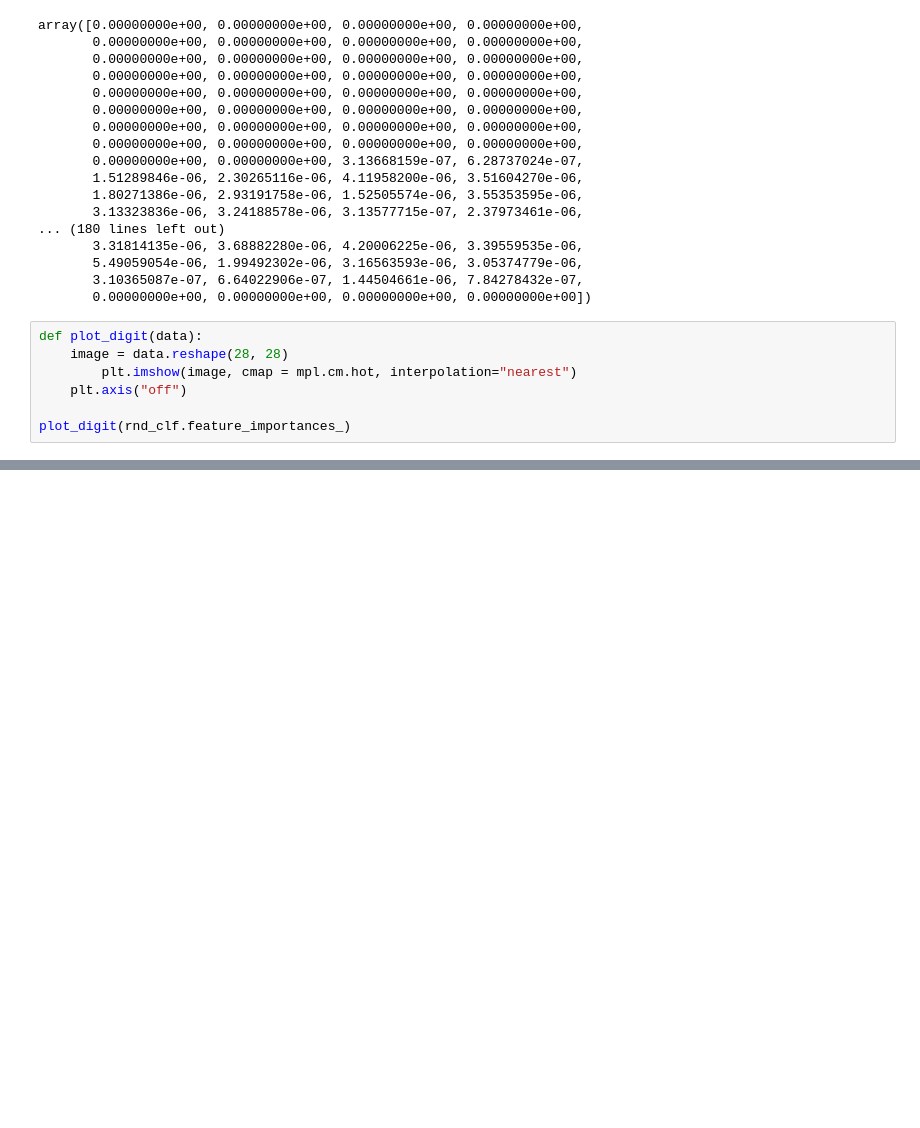
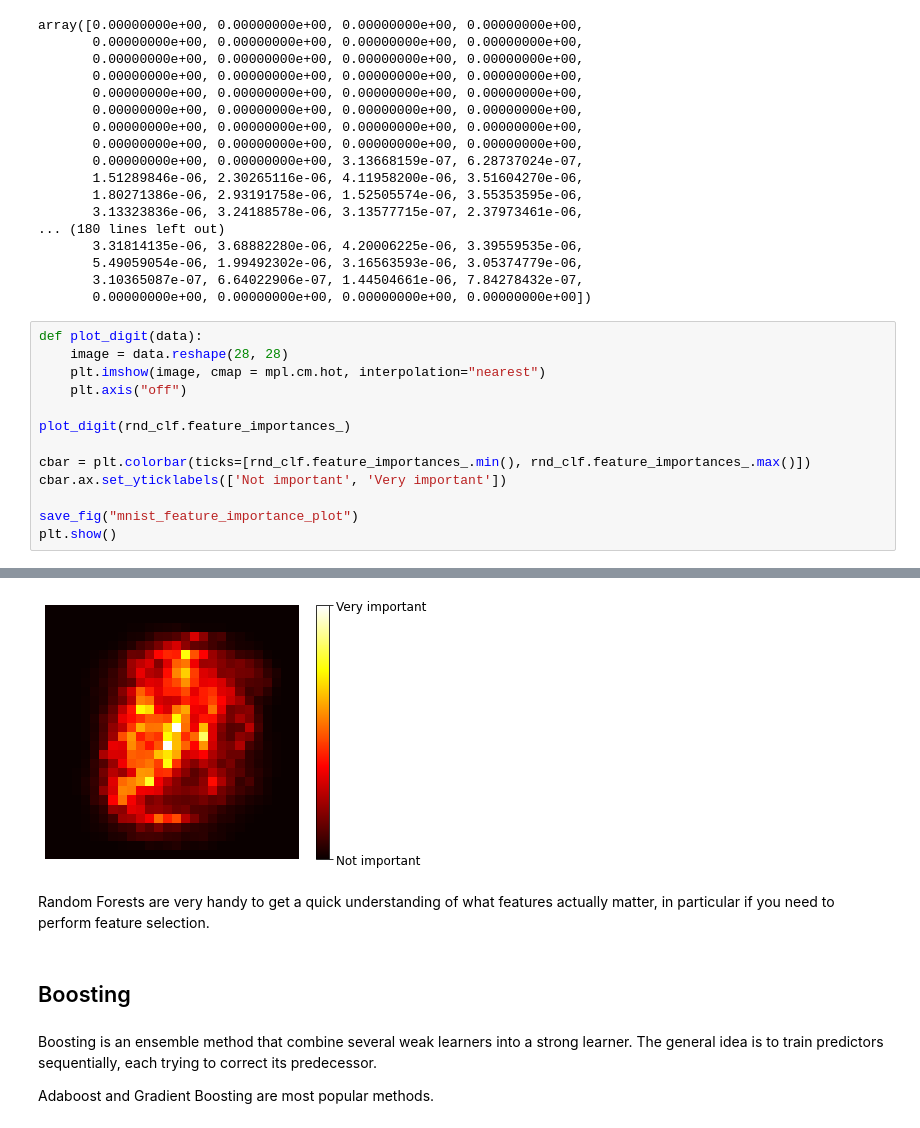
Before and after one commit to sankalptambe/random-forests, a Jupyter notebook: random_forests.ipynb, the cells around one changed output, grey strips where cells are left out. Saved outputs shown, nothing was run; the diff lists cells and outputs as text; blank space fills up the shorter version.

Commit message:
adaboost added

```diff
--- a/random_forests.ipynb
+++ b/random_forests.ipynb
@@ -269,8 +269,14 @@ array([0.00000000e+00, 0.00000000e+00, 0.00000000e+00, 0.00000000e+00,
 # %%
 def plot_digit(data):
     image = data.reshape(28, 28)
-        plt.imshow(image, cmap = mpl.cm.hot, interpolation="nearest")
+    plt.imshow(image, cmap = mpl.cm.hot, interpolation="nearest")
     plt.axis("off")
 
 plot_digit(rnd_clf.feature_importances_)
+
+cbar = plt.colorbar(ticks=[rnd_clf.feature_importances_.min(), rnd_clf.feature_importances_.max()])
+cbar.ax.set_yticklabels(['Not important', 'Very important'])
+
+save_fig("mnist_feature_importance_plot")
+plt.show()
 # %% [output]
@@ -277,0 +284,9 @@ IndentationError: unexpected indent (<ipython-input-111-26ff4be56e95>, line 3)
+[figure, added]
+# %% [markdown]
+Random Forests are very handy to get a quick understanding of what features actually matter, in particular if you need to perform feature selection.
+# %% [markdown]
+## Boosting
+# %% [markdown]
+Boosting is an ensemble method that combine several weak learners into a strong learner. The general idea is to train predictors sequentially, each trying to correct its predecessor.
+
+Adaboost and Gradient Boosting are most popular methods.
```
Also changed, not shown: parts of 5 cells of this notebook.
